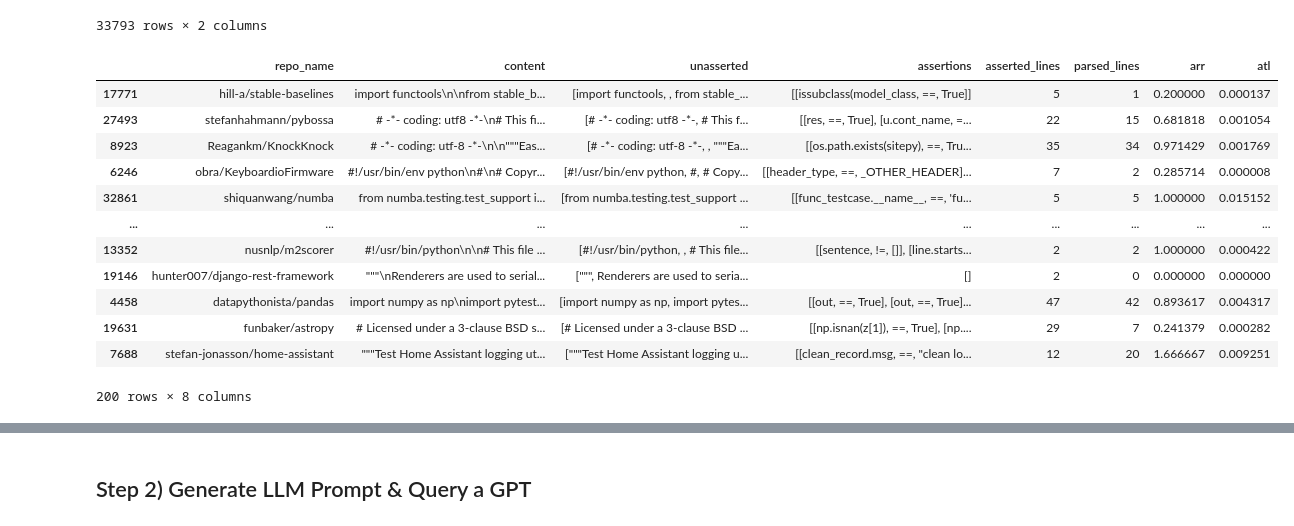
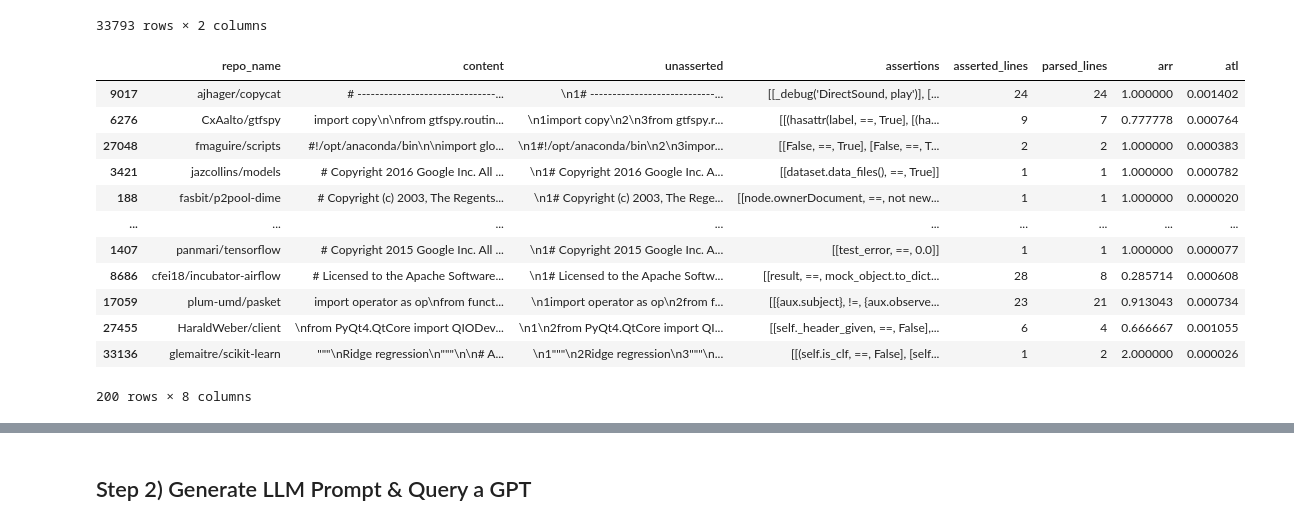
Before and after one commit to KoraSHughes/LLMCodeGen, a Jupyter notebook: AllInOne.ipynb, the cells around one changed output, grey strips where cells are left out. Drawn from its saved outputs; the diff is of its cells as text; code cells hidden in the pictures.

```diff
--- a/AllInOne.ipynb
+++ b/AllInOne.ipynb
@@ -184,50 +184,57 @@ def parse_assertions(func, is_split=True, verbose=True):
         ind += 1
     return out, asserted_lines
 
-unassert = lambda code: [line for line in code.split('\n') if "assert" not in line]
+def unassert(code, delim=''):
+    out = ""
+    counter = 1
+    for line in code.split('\n'):
+        if "assert" not in line:
+            out += '\n'+str(counter)+delim+line
+            counter += 1
+    return out
 
 def get_assertion(temp_df, verbose=False, unassert_col=True, add_stats=True):
     """ run assertion generation """
     # tester_df["assertions"] = tester_df["content"].apply(lambda code: get_assertions(code))
 
     assertions = []  # list of parsed assertions
     asserted_lines = []  # number of lines with 'assert' in them
     parsed_lines = []  # number of assertions easily parsed
     arr = []  # assertion recovery ratio
     atl = []  # assertions to size
     for i, row in tqdm(temp_df.iterrows()):
         parsed, lines = parse_assertions(row["content"], True, verbose)
         assertions.append(parsed)
         asserted_lines.append(lines)
         parsed_lines.append(len(parsed))
         arr.append(len(parsed)/lines)
         atl.append(len(parsed)/len(row["content"]))
 
     if unassert_col:
-        temp_df["unasserted"] = tester_df["content"].apply(unassert)
+        temp_df["unasserted"] = tester_df["content"].apply(lambda code: unassert(code))
 
     if add_stats:
         temp_df["assertions"] = assertions
         temp_df["asserted_lines"] = asserted_lines
         temp_df["parsed_lines"] = parsed_lines
         temp_df["arr"] = arr
         temp_df["atl"] = atl
     return temp_df
 
 tester_df = df.sample(200)
 tester_df = get_assertion(tester_df)
 tester_df
 # %% [output]
 |  | repo_name | content | unasserted | assertions | asserted_lines | parsed_lines | arr | atl |
-| 17771 | hill-a/stable-baselines | import functools\n\nfrom stable_b... | [import functools, , from stable_... | [[issubclass(model_class, ==, True]] | 5 | 1 | 0.200000 | 0.000137 |
-| 27493 | stefanhahmann/pybossa | # -*- coding: utf8 -*-\n# This fi... | [# -*- coding: utf8 -*-, # This f... | [[res, ==, True], [u.cont_name, =... | 22 | 15 | 0.681818 | 0.001054 |
-| 8923 | Reagankm/KnockKnock | # -*- coding: utf-8 -*-\n\n"""Eas... | [# -*- coding: utf-8 -*-, , """Ea... | [[os.path.exists(sitepy), ==, Tru... | 35 | 34 | 0.971429 | 0.001769 |
-| 6246 | obra/KeyboardioFirmware | #!/usr/bin/env python\n#\n# Copyr... | [#!/usr/bin/env python, #, # Copy... | [[header_type, ==, _OTHER_HEADER]... | 7 | 2 | 0.285714 | 0.000008 |
-| 32861 | shiquanwang/numba | from numba.testing.test_support i... | [from numba.testing.test_support ... | [[func_testcase.__name__, ==, 'fu... | 5 | 5 | 1.000000 | 0.015152 |
+| 9017 | ajhager/copycat | # -------------------------------... | \n1# ----------------------------... | [[_debug('DirectSound, play')], [... | 24 | 24 | 1.000000 | 0.001402 |
+| 6276 | CxAalto/gtfspy | import copy\n\nfrom gtfspy.routin... | \n1import copy\n2\n3from gtfspy.r... | [[(hasattr(label, ==, True], [(ha... | 9 | 7 | 0.777778 | 0.000764 |
+| 27048 | fmaguire/scripts | #!/opt/anaconda/bin\n\nimport glo... | \n1#!/opt/anaconda/bin\n2\n3impor... | [[False, ==, True], [False, ==, T... | 2 | 2 | 1.000000 | 0.000383 |
+| 3421 | jazcollins/models | # Copyright 2016 Google Inc. All ... | \n1# Copyright 2016 Google Inc. A... | [[dataset.data_files(), ==, True]] | 1 | 1 | 1.000000 | 0.000782 |
+| 188 | fasbit/p2pool-dime | # Copyright (c) 2003, The Regents... | \n1# Copyright (c) 2003, The Rege... | [[node.ownerDocument, ==, not new... | 1 | 1 | 1.000000 | 0.000020 |
 | ... | ... | ... | ... | ... | ... | ... | ... | ... |
-| 13352 | nusnlp/m2scorer | #!/usr/bin/python\n\n# This file ... | [#!/usr/bin/python, , # This file... | [[sentence, !=, []], [line.starts... | 2 | 2 | 1.000000 | 0.000422 |
-| 19146 | hunter007/django-rest-framework | """\nRenderers are used to serial... | [""", Renderers are used to seria... | [] | 2 | 0 | 0.000000 | 0.000000 |
-| 4458 | datapythonista/pandas | import numpy as np\nimport pytest... | [import numpy as np, import pytes... | [[out, ==, True], [out, ==, True]... | 47 | 42 | 0.893617 | 0.004317 |
-| 19631 | funbaker/astropy | # Licensed under a 3-clause BSD s... | [# Licensed under a 3-clause BSD ... | [[np.isnan(z[1]), ==, True], [np.... | 29 | 7 | 0.241379 | 0.000282 |
-| 7688 | stefan-jonasson/home-assistant | """Test Home Assistant logging ut... | ["""Test Home Assistant logging u... | [[clean_record.msg, ==, "clean lo... | 12 | 20 | 1.666667 | 0.009251 |
+| 1407 | panmari/tensorflow | # Copyright 2015 Google Inc. All ... | \n1# Copyright 2015 Google Inc. A... | [[test_error, ==, 0.0]] | 1 | 1 | 1.000000 | 0.000077 |
+| 8686 | cfei18/incubator-airflow | # Licensed to the Apache Software... | \n1# Licensed to the Apache Softw... | [[result, ==, mock_object.to_dict... | 28 | 8 | 0.285714 | 0.000608 |
+| 17059 | plum-umd/pasket | import operator as op\nfrom funct... | \n1import operator as op\n2from f... | [[{aux.subject}, !=, {aux.observe... | 23 | 21 | 0.913043 | 0.000734 |
+| 27455 | HaraldWeber/client | \nfrom PyQt4.QtCore import QIODev... | \n1\n2from PyQt4.QtCore import QI... | [[self._header_given, ==, False],... | 6 | 4 | 0.666667 | 0.001055 |
+| 33136 | glemaitre/scikit-learn | """\nRidge regression\n"""\n\n# A... | \n1"""\n2Ridge regression\n3"""\n... | [[(self.is_clf, ==, False], [self... | 1 | 2 | 2.000000 | 0.000026 |
 200 rows × 8 columns
```
Also changed, not shown: parts of 19 cells of this notebook.
